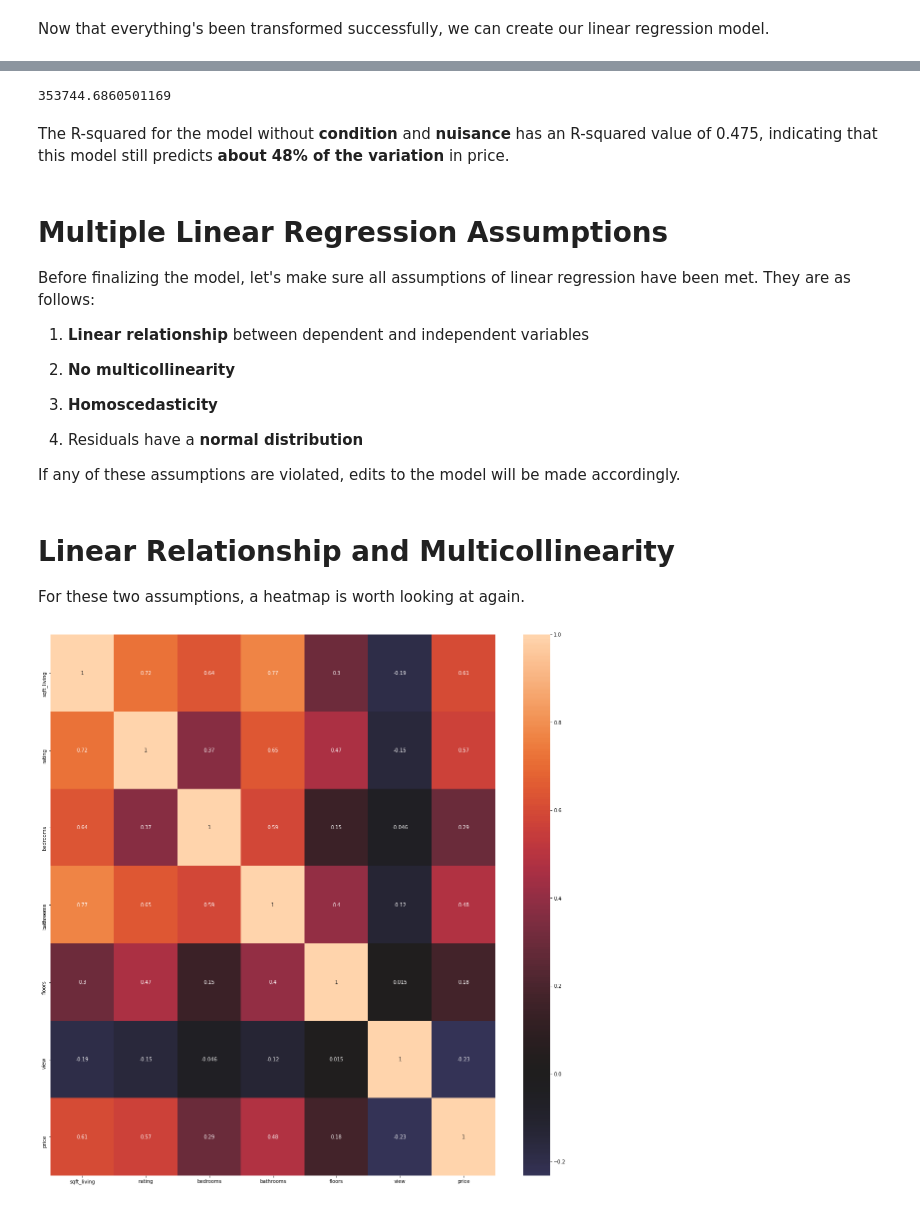
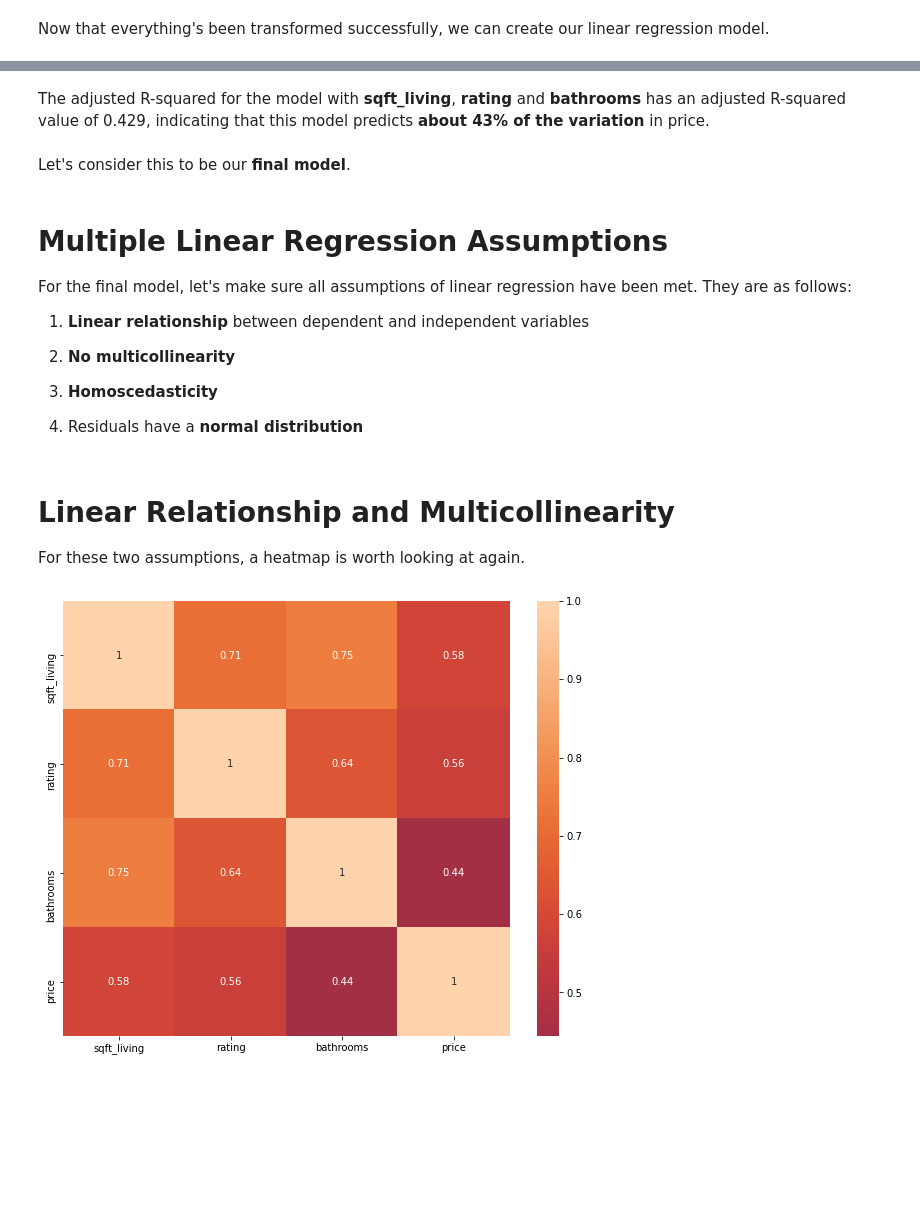
Before and after one commit to jbenedito99/dsc-phase-2-project-v2-5, a Jupyter notebook: student.ipynb, the cells around one changed output, grey strips where cells are left out. Saved outputs shown, nothing was run; the diff lists cells and outputs as text; code cells hidden in the pictures; blank space fills up the shorter version.

Commit message:
5/31 Edits (Log Transformed Target)

```diff
--- a/student.ipynb
+++ b/student.ipynb
@@ -115,0 +116,15 @@ We can see that the null values were successfully dropped because the number of
+# %%
+# Adapted from Avonlea Fisher
+# https://github.com/AvonleaFisher/Predicting-King-County-House-Prices-with-Multiple-Regression-Analysis
+
+# identifying and removing outliers for bathrooms
+count = 0
+bathroom_outliers = []
+mean = np.mean(house_data['bathrooms'])
+std_range = np.std(house_data['bathrooms']) * 3
+
+for index, row in house_data['bathrooms'].T.iteritems():
+    if abs(row-mean) >= std_range:
+        count += 1
+        house_data.drop(index, inplace=True)
+count
@@ -115,0 +133,15 @@ We can see that the null values were successfully dropped because the number of
+# %%
+# Adapted from Avonlea Fisher
+# https://github.com/AvonleaFisher/Predicting-King-County-House-Prices-with-Multiple-Regression-Analysis
+
+# identifying and removing outliers for bathrooms
+count = 0
+bedroom_outliers = []
+mean = np.mean(house_data['bedrooms'])
+std_range = np.std(house_data['bedrooms']) * 3
+
+for index, row in house_data['bedrooms'].T.iteritems():
+    if abs(row-mean) >= std_range:
+        count += 1
+        house_data.drop(index, inplace=True)
+count
@@ -906,15 +1009,11 @@ strong multicollinearity or other numerical problems.
-# %%
-# calculating overall model error
-mae = reduced_results_.resid.abs().sum() / len(y_combined_reduced_)
-mae
-# %% [output]
-353744.6860501169
 # %% [markdown]
-The R-squared for the model without <b>condition</b> and <b>nuisance</b> has an R-squared value of 0.475, indicating that this model still predicts <b>about 48% of the variation</b> in price.
+The adjusted R-squared for the model with <b>sqft_living</b>, <b>rating</b> and <b>bathrooms</b> has an adjusted R-squared value of 0.429, indicating that this model predicts <b>about 43% of the variation</b> in price.
+# %% [markdown]
+Let's consider this to be our <b>final model</b>.
 # %% [markdown]
 # Multiple Linear Regression Assumptions
 
-Before finalizing the model, let's make sure all assumptions of linear regression have been met. They are as follows:
+For the final model, let's make sure all assumptions of linear regression have been met. They are as follows:
 
 1. <b>Linear relationship</b> between dependent and independent variables
 
@@ -923,16 +1022,14 @@ Before finalizing the model, let's make sure all assumptions of linear regressio
 3. <b>Homoscedasticity</b>
 
 4. Residuals have a <b>normal distribution</b>
-
-If any of these assumptions are violated, edits to the model will be made accordingly.
 # %% [markdown]
 # Linear Relationship and Multicollinearity
 
 For these two assumptions, a heatmap is worth looking at again.
 # %%
-# creating heatmap to visualize correlations between remaining model variables
-house_data_subset = house_data[["sqft_living", "rating", "bedrooms", "bathrooms", "floors", "view", "price"]]
-fig, ax = plt.subplots(figsize=(20,20))
+# creating heatmap to visualize correlations between final model variables
+house_data_subset = house_data[["sqft_living", "rating", "bathrooms", "price"]]
+fig, ax = plt.subplots(figsize=(10,8))
 sns.heatmap(house_data_subset.corr(), center=0, annot=True);
 # %% [output]
-[figure, old version]
+[figure, new version]
```
Also changed, not shown: parts of 109 cells of this notebook.
